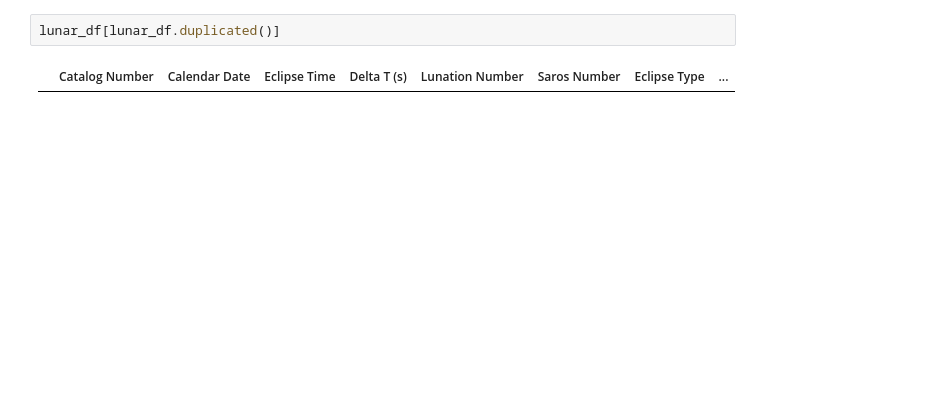
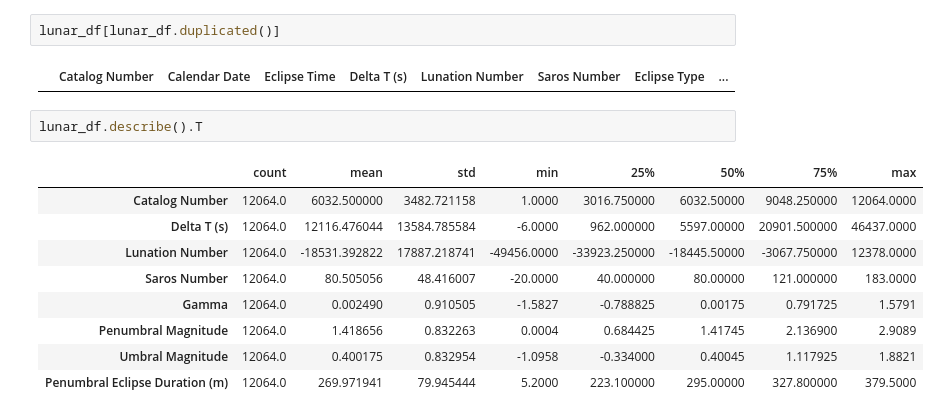
Before and after one commit to mirandalyng/eClipseBord_Miranda_Lyng_Lab, a Jupyter notebook: eda.ipynb, the cells around one changed output. Saved outputs shown, nothing was run; the diff lists cells and outputs as text; blank space fills up the shorter version.

```diff
--- a/eda.ipynb
+++ b/eda.ipynb
@@ -241,3 +249,15 @@ memory usage: 1.8 MB
 lunar_df[lunar_df.duplicated()]
 # %% [output]
 |  | Catalog Number | Calendar Date | Eclipse Time | Delta T (s) | Lunation Number | Saros Number | Eclipse Type | ... |
+# %%
+lunar_df.describe().T
+# %% [output]
+|  | count | mean | std | min | 25% | 50% | 75% | max |
+| Catalog Number | 12064.0 | 6032.500000 | 3482.721158 | 1.0000 | 3016.750000 | 6032.50000 | 9048.250000 | 12064.0000 |
+| Delta T (s) | 12064.0 | 12116.476044 | 13584.785584 | -6.0000 | 962.000000 | 5597.00000 | 20901.500000 | 46437.0000 |
+| Lunation Number | 12064.0 | -18531.392822 | 17887.218741 | -49456.0000 | -33923.250000 | -18445.50000 | -3067.750000 | 12378.0000 |
+| Saros Number | 12064.0 | 80.505056 | 48.416007 | -20.0000 | 40.000000 | 80.00000 | 121.000000 | 183.0000 |
+| Gamma | 12064.0 | 0.002490 | 0.910505 | -1.5827 | -0.788825 | 0.00175 | 0.791725 | 1.5791 |
+| Penumbral Magnitude | 12064.0 | 1.418656 | 0.832263 | 0.0004 | 0.684425 | 1.41745 | 2.136900 | 2.9089 |
+| Umbral Magnitude | 12064.0 | 0.400175 | 0.832954 | -1.0958 | -0.334000 | 0.40045 | 1.117925 | 1.8821 |
+| Penumbral Eclipse Duration (m) | 12064.0 | 269.971941 | 79.945444 | 5.2000 | 223.100000 | 295.00000 | 327.800000 | 379.5000 |
```
Also changed, not shown: parts of 11 cells of this notebook.
